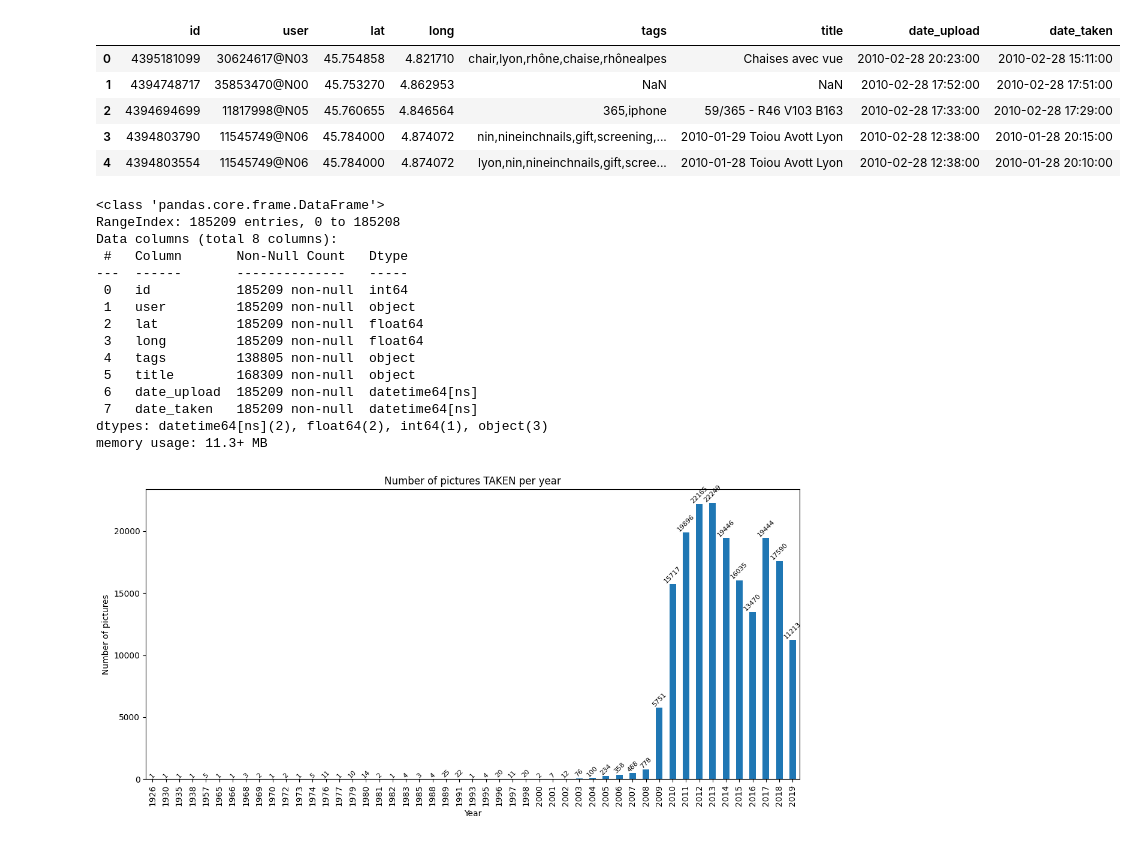
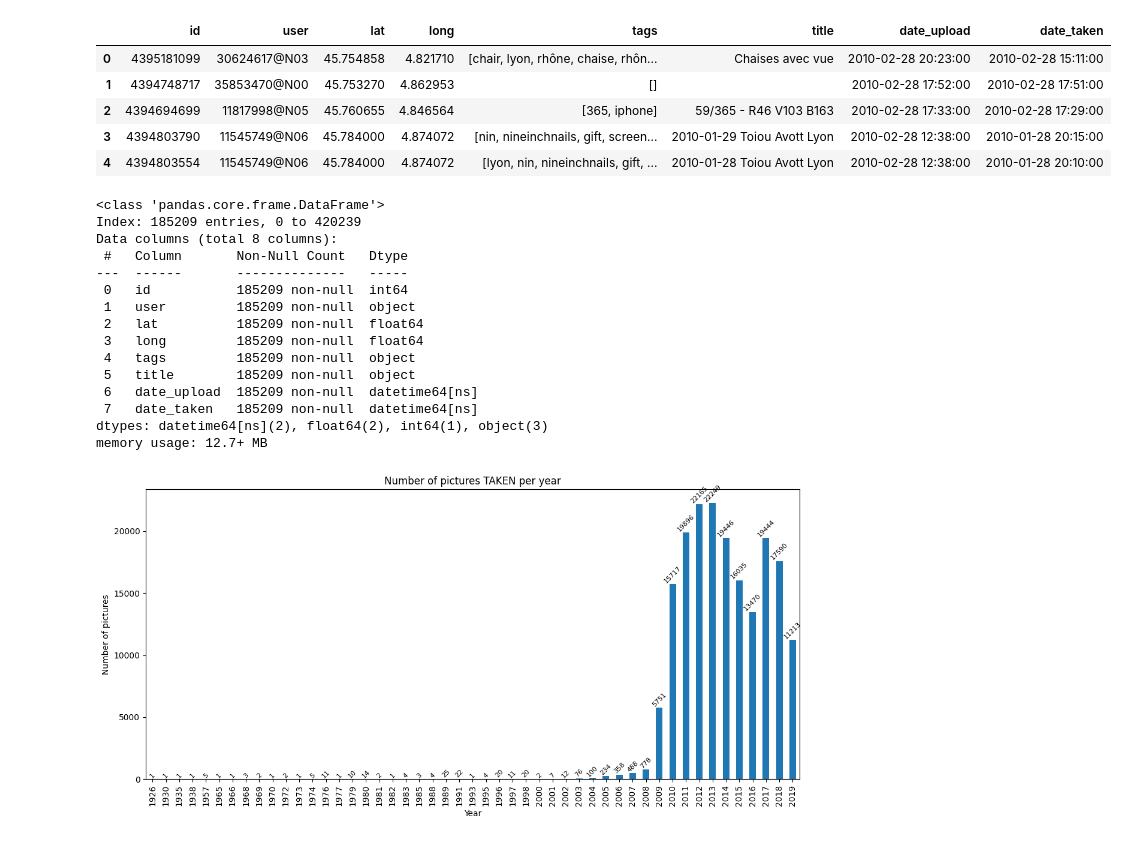
Before and after one commit to gri-sha/exploreLyon, a Jupyter notebook: explore.ipynb, the cells around one changed output. Cells and saved outputs as stored; diff of their text form; code cells hidden in the pictures.

```diff
--- a/explore.ipynb
+++ b/explore.ipynb
@@ -6,18 +9,18 @@ from pathlib import Path
 # %%
-df = pd.read_csv("data/flickr_data_cleaned.csv", parse_dates=["date_taken", "date_upload"])
+df = pd.read_pickle("data/flickr_data_cleaned.pkl")
 df.head(5)
 # %% [output]
 |  | id | user | lat | long | tags | title | date_upload | date_taken |
-| 0 | 4395181099 | 30624617@N03 | 45.754858 | 4.821710 | chair,lyon,rhône,chaise,rhônealpes | Chaises avec vue | 2010-02-28 20:23:00 | 2010-02-28 15:11:00 |
-| 1 | 4394748717 | 35853470@N00 | 45.753270 | 4.862953 | NaN | NaN | 2010-02-28 17:52:00 | 2010-02-28 17:51:00 |
-| 2 | 4394694699 | 11817998@N05 | 45.760655 | 4.846564 | 365,iphone | 59/365 - R46 V103 B163 | 2010-02-28 17:33:00 | 2010-02-28 17:29:00 |
-| 3 | 4394803790 | 11545749@N06 | 45.784000 | 4.874072 | nin,nineinchnails,gift,screening,... | 2010-01-29 Toiou Avott Lyon | 2010-02-28 12:38:00 | 2010-01-28 20:15:00 |
-| 4 | 4394803554 | 11545749@N06 | 45.784000 | 4.874072 | lyon,nin,nineinchnails,gift,scree... | 2010-01-28 Toiou Avott Lyon | 2010-02-28 12:38:00 | 2010-01-28 20:10:00 |
+| 0 | 4395181099 | 30624617@N03 | 45.754858 | 4.821710 | [chair, lyon, rhône, chaise, rhôn... | Chaises avec vue | 2010-02-28 20:23:00 | 2010-02-28 15:11:00 |
+| 1 | 4394748717 | 35853470@N00 | 45.753270 | 4.862953 | [] |  | 2010-02-28 17:52:00 | 2010-02-28 17:51:00 |
+| 2 | 4394694699 | 11817998@N05 | 45.760655 | 4.846564 | [365, iphone] | 59/365 - R46 V103 B163 | 2010-02-28 17:33:00 | 2010-02-28 17:29:00 |
+| 3 | 4394803790 | 11545749@N06 | 45.784000 | 4.874072 | [nin, nineinchnails, gift, screen... | 2010-01-29 Toiou Avott Lyon | 2010-02-28 12:38:00 | 2010-01-28 20:15:00 |
+| 4 | 4394803554 | 11545749@N06 | 45.784000 | 4.874072 | [lyon, nin, nineinchnails, gift, ... | 2010-01-28 Toiou Avott Lyon | 2010-02-28 12:38:00 | 2010-01-28 20:10:00 |
 # %%
 df.info()
 # %% [output]
 <class 'pandas.core.frame.DataFrame'>
-RangeIndex: 185209 entries, 0 to 185208
+Index: 185209 entries, 0 to 420239
 Data columns (total 8 columns):
  #   Column       Non-Null Count   Dtype
 ---  ------       --------------   -----
@@ -25,12 +28,12 @@ Data columns (total 8 columns):
  1   user         185209 non-null  object
  2   lat          185209 non-null  float64
  3   long         185209 non-null  float64
- 4   tags         138805 non-null  object
- 5   title        168309 non-null  object
+ 4   tags         185209 non-null  object
+ 5   title        185209 non-null  object
  6   date_upload  185209 non-null  datetime64[ns]
  7   date_taken   185209 non-null  datetime64[ns]
 dtypes: datetime64[ns](2), float64(2), int64(1), object(3)
-memory usage: 11.3+ MB
+memory usage: 12.7+ MB
 # %%
 ax = df["date_taken"].dt.year.value_counts().sort_index().plot(kind="bar", figsize=(12, 6))
 plt.title("Number of pictures TAKEN per year")
```
Also changed, not shown: parts of 5 cells of this notebook, 1 other file.
